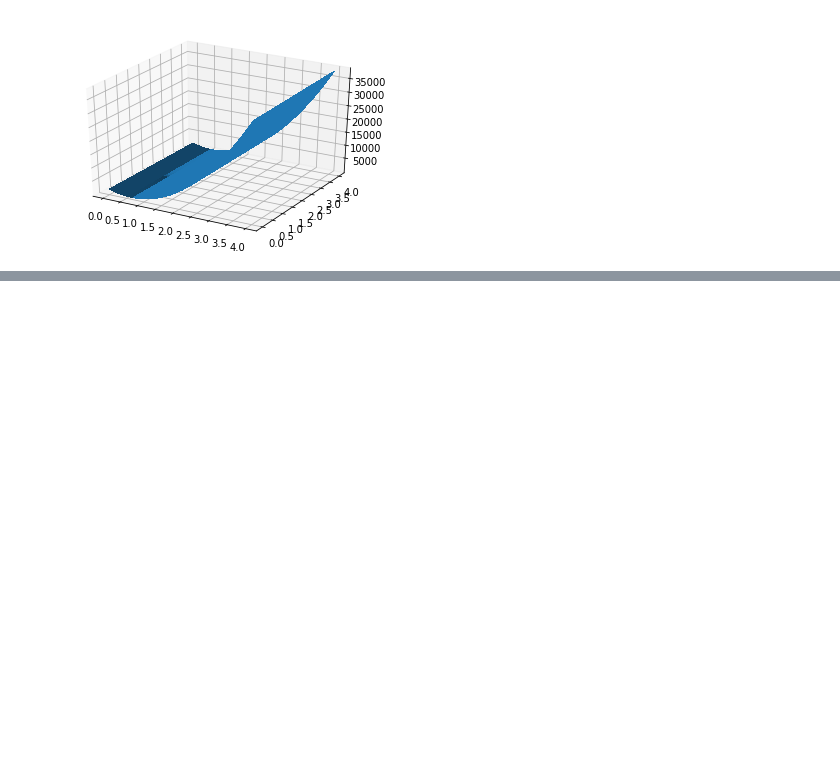
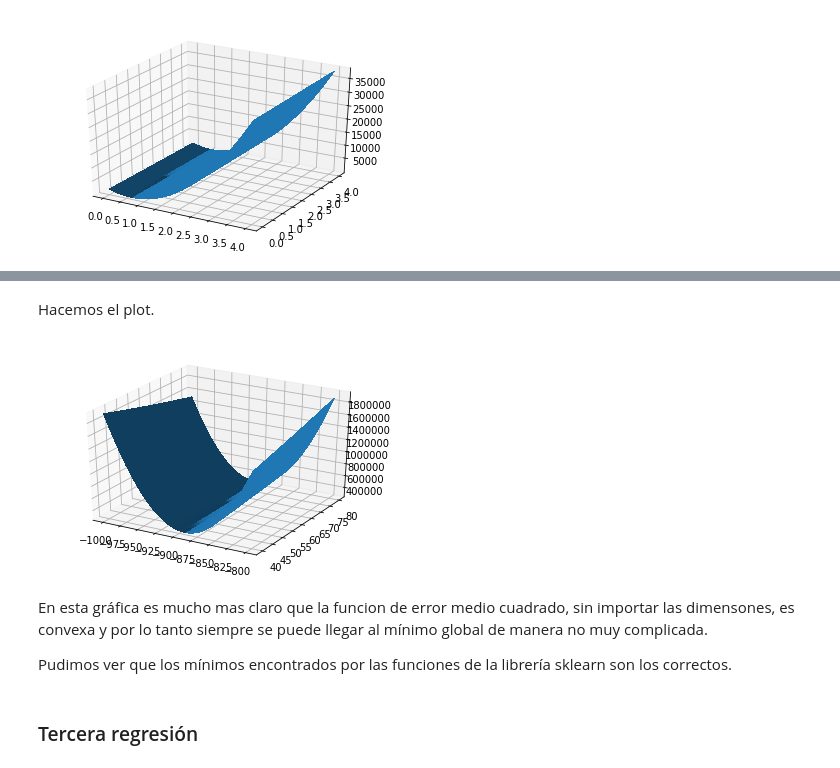
Before and after one commit to ClaseML-2017/linear-regresion-error-curve-gangsterdan, a Jupyter notebook: EjercicioRegLinDaniel.ipynb, the cells around one changed output, grey strips where cells are left out. Drawn from its saved outputs; the diff is of its cells as text; code cells hidden in the pictures; blank space fills up the shorter version.

```diff
--- a/EjercicioRegLinDaniel.ipynb
+++ b/EjercicioRegLinDaniel.ipynb
@@ -152,0 +240,29 @@ plt.show()
+# %%
+#Use less points so this doesn't take ages...
+
+w0arr = np.linspace(-1000,-800,30)
+w1arr = np.linspace(40,80,30)
+
+bothError = []
+for i in range(0,len(w0arr)):
+    bothError.append([])
+    for j in range(0,len(w1arr)):
+        bothError[i].append((calculateError(X_trainM,Y_trainM,w0arr[i],w1arr[j])))
+# %% [markdown]
+Hacemos el plot.
+# %%
+fig = plt.figure()
+ax = fig.add_subplot(111, projection='3d')
+
+X, Y = np.meshgrid(w0arr, w1arr)
+
+ax.plot_surface(X, Y,bothError,rstride=1, cstride=1,linewidth=0, antialiased=False)
+plt.show()
+# %% [output]
+[figure, added]
+# %% [markdown]
+En esta gráfica es mucho mas claro que la funcion de error medio cuadrado, sin importar las dimensones, es convexa y por lo tanto siempre se puede llegar al mínimo global de manera no muy complicada.
+
+Pudimos ver que los mínimos encontrados por las funciones de la librería sklearn son los correctos.
+# %% [markdown]
+### Tercera regresión
```
Also changed, not shown: parts of 60 cells of this notebook.
